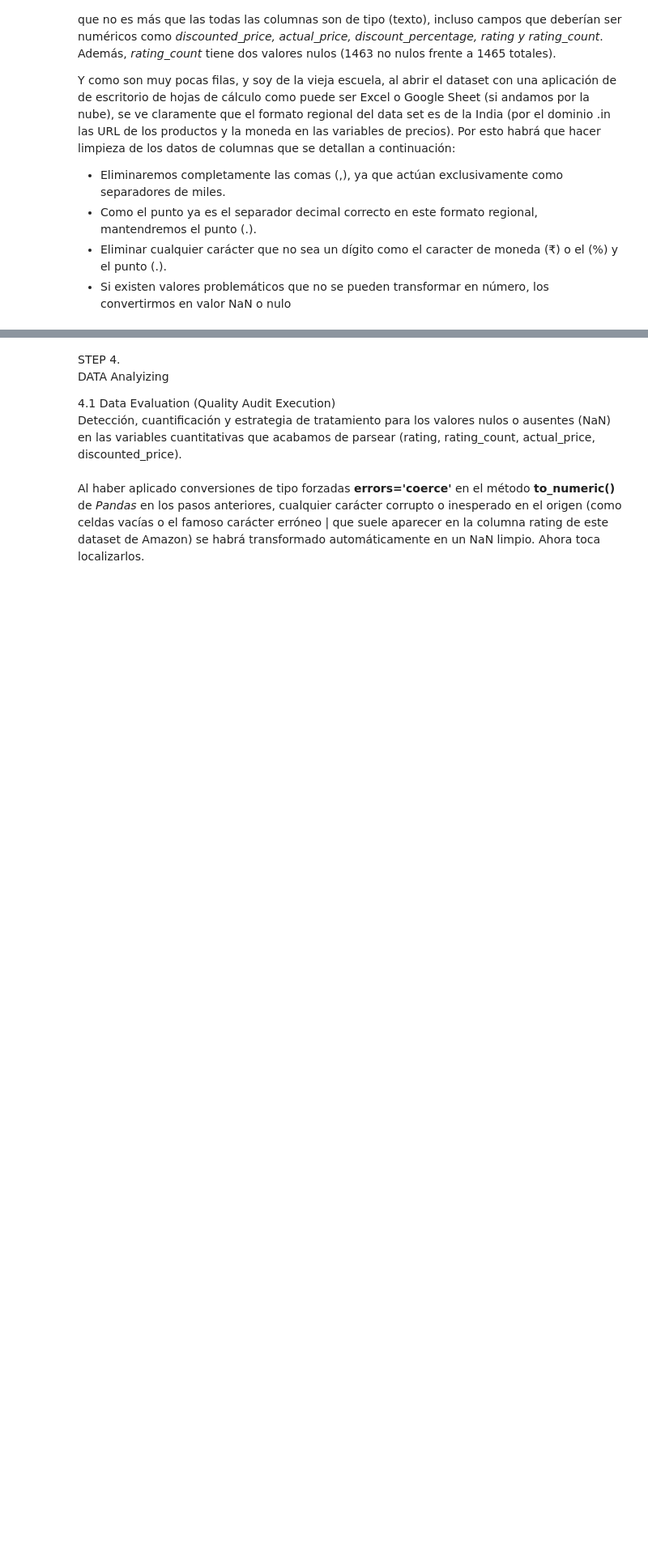
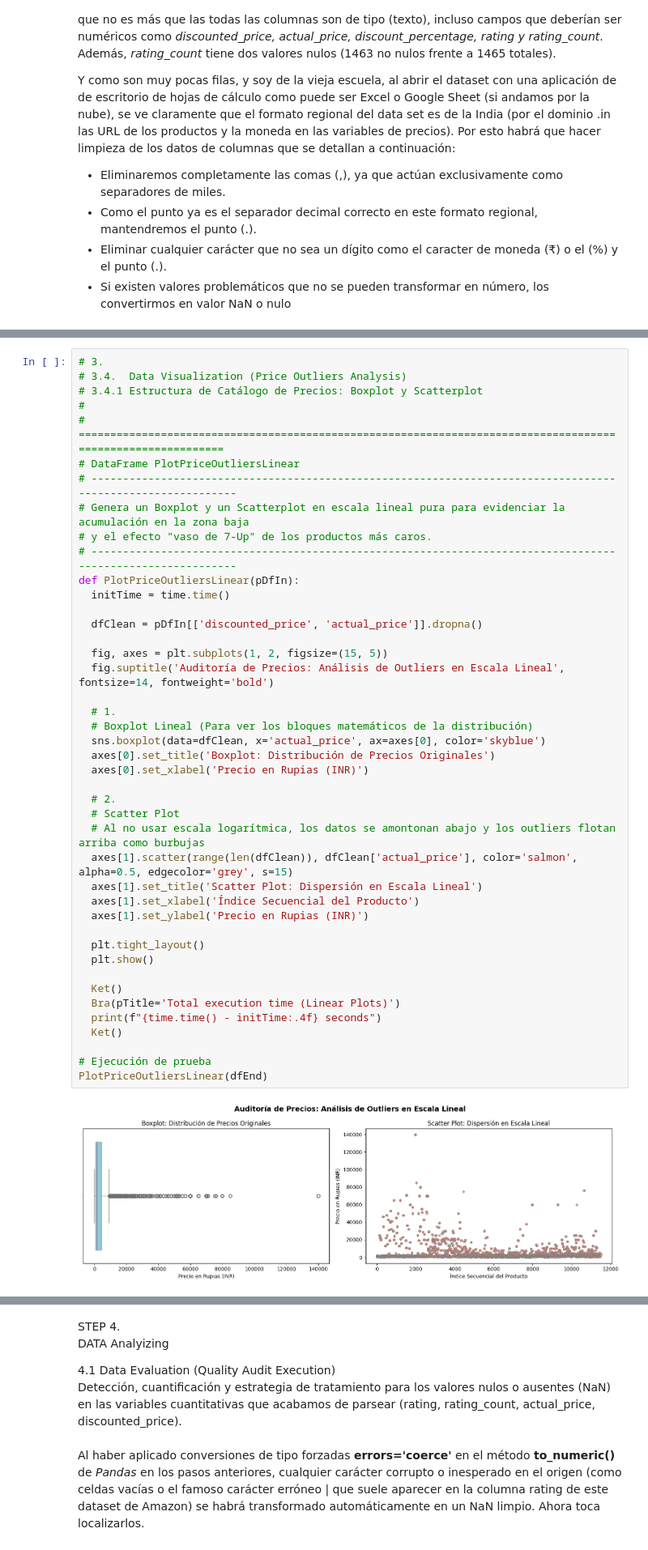
Before and after one commit to dcueli-com/applied_bigdata, a Jupyter notebook: src/activities/lesson_05/notebooks/ra5-kdd-amazon-sales.ipynb, the cells around one changed output, grey strips where cells are left out. Shown at 81% size. Cells and saved outputs as stored; diff of their text form; blank space fills up the shorter version.

```diff
--- a/src/activities/lesson_05/notebooks/ra5-kdd-amazon-sales.ipynb
+++ b/src/activities/lesson_05/notebooks/ra5-kdd-amazon-sales.ipynb
@@ -454,0 +545,45 @@ ESTÁ PENDIENTE DOCUMENTAR ESTO EN EL INFORME, EN LA SECCIÓN ANÁLISIS
+# %%
+# 3.
+# 3.4.  Data Visualization (Price Outliers Analysis)
+# 3.4.1 Estructura de Catálogo de Precios: Boxplot y Scatterplot
+#
+# ============================================================================================================
+# DataFrame PlotPriceOutliersLinear
+# ------------------------------------------------------------------------------------------------------------
+# Genera un Boxplot y un Scatterplot en escala lineal pura para evidenciar la acumulación en la zona baja
+# y el efecto "vaso de 7-Up" de los productos más caros.
+# ------------------------------------------------------------------------------------------------------------
+def PlotPriceOutliersLinear(pDfIn):
+  initTime = time.time()
+
+  dfClean = pDfIn[['discounted_price', 'actual_price']].dropna()
+
+  fig, axes = plt.subplots(1, 2, figsize=(15, 5))
+  fig.suptitle('Auditoría de Precios: Análisis de Outliers en Escala Lineal', fontsize=14, fontweight='bold')
+
+  # 1.
+  # Boxplot Lineal (Para ver los bloques matemáticos de la distribución)
+  sns.boxplot(data=dfClean, x='actual_price', ax=axes[0], color='skyblue')
+  axes[0].set_title('Boxplot: Distribución de Precios Originales')
+  axes[0].set_xlabel('Precio en Rupias (INR)')
+
+  # 2.
+  # Scatter Plot
+  # Al no usar escala logarítmica, los datos se amontonan abajo y los outliers flotan arriba como burbujas
+  axes[1].scatter(range(len(dfClean)), dfClean['actual_price'], color='salmon', alpha=0.5, edgecolor='grey', s=15)
+  axes[1].set_title('Scatter Plot: Dispersión en Escala Lineal')
+  axes[1].set_xlabel('Índice Secuencial del Producto')
+  axes[1].set_ylabel('Precio en Rupias (INR)')
+
+  plt.tight_layout()
+  plt.show()
+
+  Ket()
+  Bra(pTitle='Total execution time (Linear Plots)')
+  print(f"{time.time() - initTime:.4f} seconds")
+  Ket()
+
+# Ejecución de prueba
+PlotPriceOutliersLinear(dfEnd)
+# %% [output]
+[figure, added]
```
Also changed, not shown: parts of 26 cells of this notebook, 2 other files.
